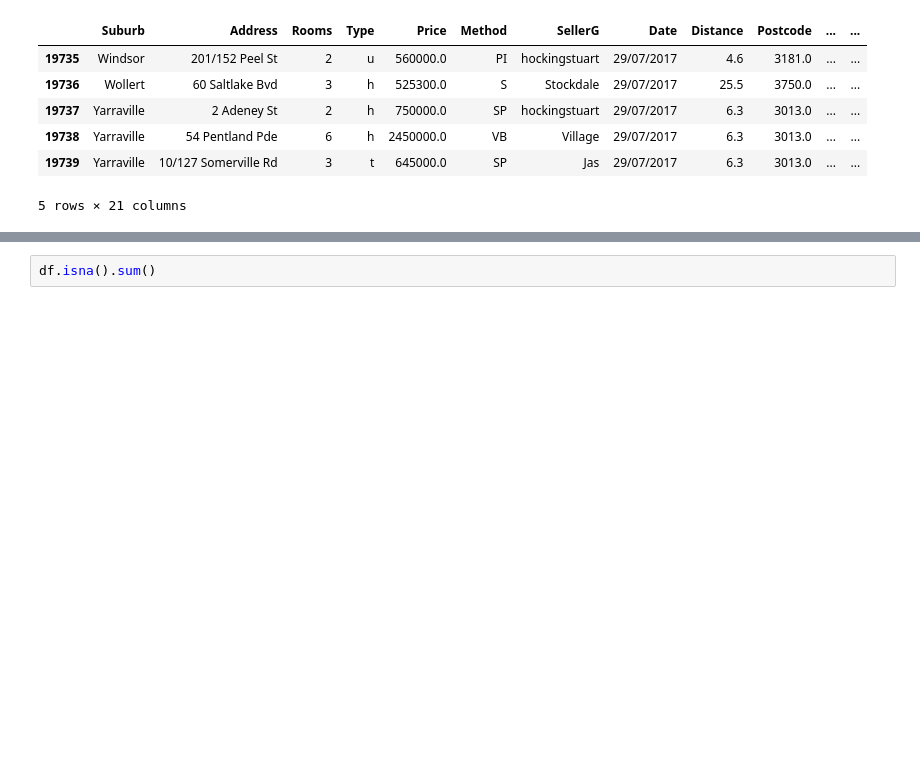
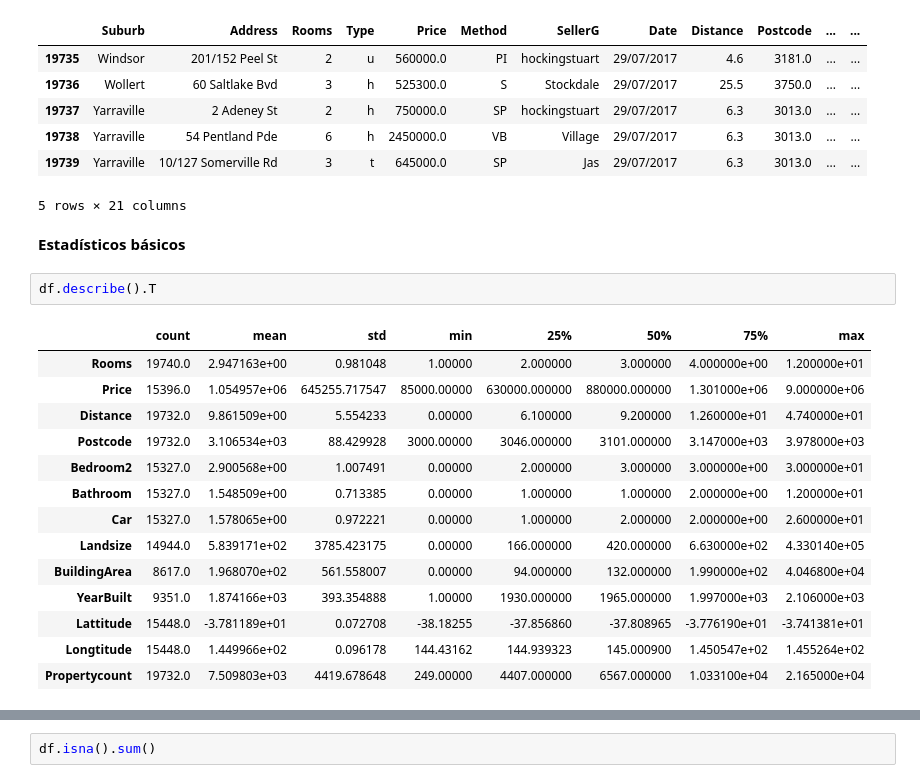
Before and after one commit to christiane-millan/utm-mcd-2025a-proyectos-aplicados-i, a Jupyter notebook: 03-data_understanding_description/excercise/exercise-2-clean.ipynb, the cells around one changed output, grey strips where cells are left out. Saved outputs shown, nothing was run; the diff lists cells and outputs as text; blank space fills up the shorter version.

```diff
--- a/03-data_understanding_description/excercise/exercise-2-clean.ipynb
+++ b/03-data_understanding_description/excercise/exercise-2-clean.ipynb
@@ -45,3 +49,22 @@ df.tail(5)
 | 19738 | Yarraville | 54 Pentland Pde | 6 | h | 2450000.0 | VB | Village | 29/07/2017 | 6.3 | 3013.0 | ... | ... |
 | 19739 | Yarraville | 10/127 Somerville Rd | 3 | t | 645000.0 | SP | Jas | 29/07/2017 | 6.3 | 3013.0 | ... | ... |
 5 rows × 21 columns
+# %% [markdown]
+**Estadísticos básicos**
+# %%
+df.describe().T
+# %% [output]
+|  | count | mean | std | min | 25% | 50% | 75% | max |
+| Rooms | 19740.0 | 2.947163e+00 | 0.981048 | 1.00000 | 2.000000 | 3.000000 | 4.000000e+00 | 1.200000e+01 |
+| Price | 15396.0 | 1.054957e+06 | 645255.717547 | 85000.00000 | 630000.000000 | 880000.000000 | 1.301000e+06 | 9.000000e+06 |
+| Distance | 19732.0 | 9.861509e+00 | 5.554233 | 0.00000 | 6.100000 | 9.200000 | 1.260000e+01 | 4.740000e+01 |
+| Postcode | 19732.0 | 3.106534e+03 | 88.429928 | 3000.00000 | 3046.000000 | 3101.000000 | 3.147000e+03 | 3.978000e+03 |
+| Bedroom2 | 15327.0 | 2.900568e+00 | 1.007491 | 0.00000 | 2.000000 | 3.000000 | 3.000000e+00 | 3.000000e+01 |
+| Bathroom | 15327.0 | 1.548509e+00 | 0.713385 | 0.00000 | 1.000000 | 1.000000 | 2.000000e+00 | 1.200000e+01 |
+| Car | 15327.0 | 1.578065e+00 | 0.972221 | 0.00000 | 1.000000 | 2.000000 | 2.000000e+00 | 2.600000e+01 |
+| Landsize | 14944.0 | 5.839171e+02 | 3785.423175 | 0.00000 | 166.000000 | 420.000000 | 6.630000e+02 | 4.330140e+05 |
+| BuildingArea | 8617.0 | 1.968070e+02 | 561.558007 | 0.00000 | 94.000000 | 132.000000 | 1.990000e+02 | 4.046800e+04 |
+| YearBuilt | 9351.0 | 1.874166e+03 | 393.354888 | 1.00000 | 1930.000000 | 1965.000000 | 1.997000e+03 | 2.106000e+03 |
+| Lattitude | 15448.0 | -3.781189e+01 | 0.072708 | -38.18255 | -37.856860 | -37.808965 | -3.776190e+01 | -3.741381e+01 |
+| Longtitude | 15448.0 | 1.449966e+02 | 0.096178 | 144.43162 | 144.939323 | 145.000900 | 1.450547e+02 | 1.455264e+02 |
+| Propertycount | 19732.0 | 7.509803e+03 | 4419.678648 | 249.00000 | 4407.000000 | 6567.000000 | 1.033100e+04 | 2.165000e+04 |
```
Also changed, not shown: parts of 8 cells of this notebook, 6 other files.
